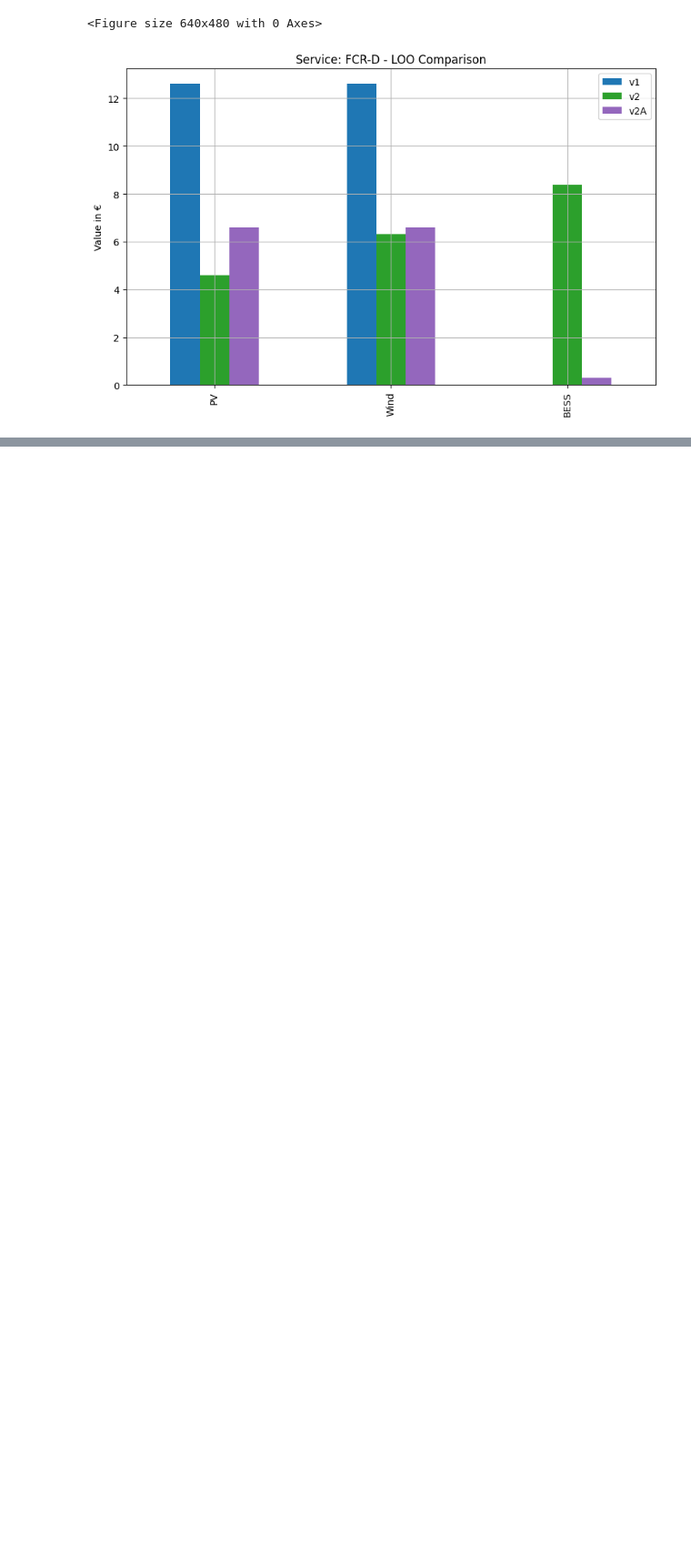
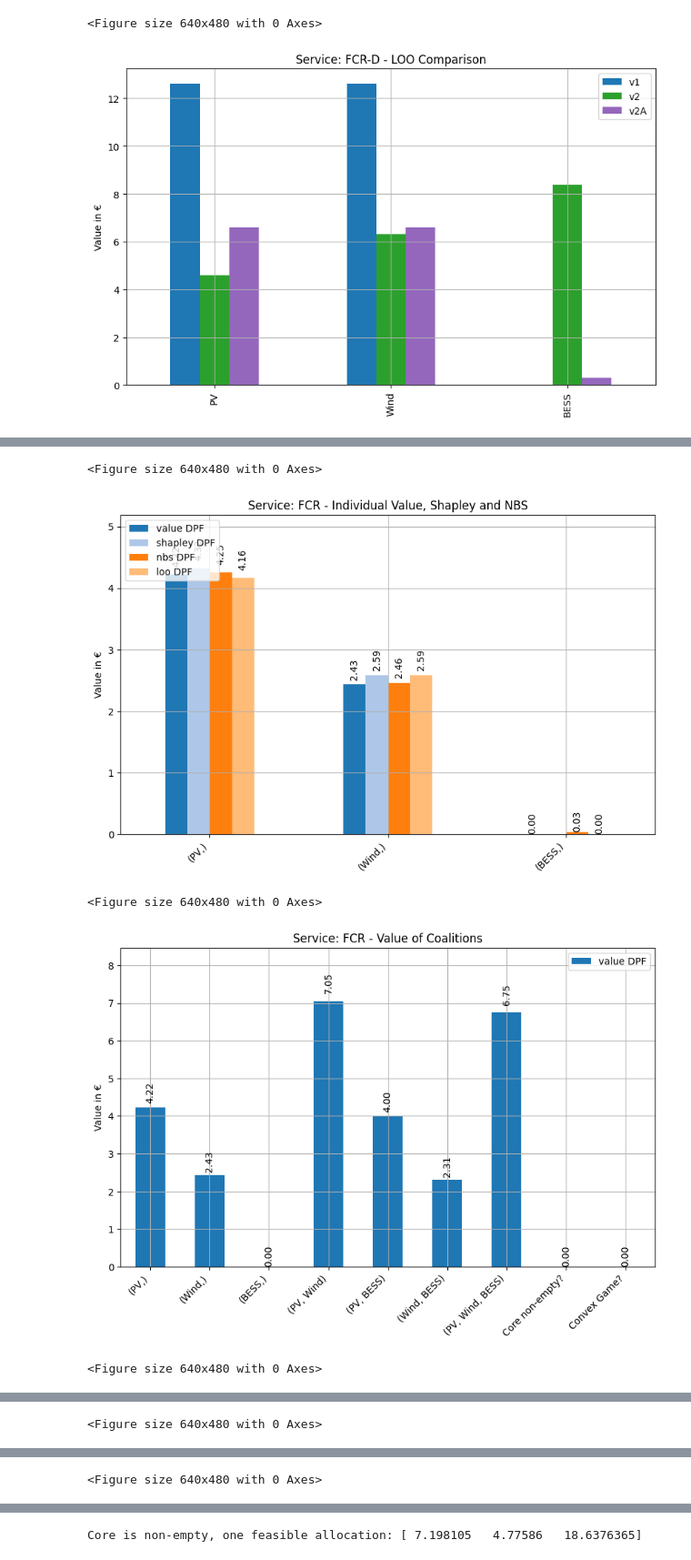
Before and after one commit to cvonholly/dvpp_reward_mechanism, a Jupyter notebook: visualize.ipynb, the cells around one changed output, grey strips where cells are left out. Shown at 91% size. Drawn from its saved outputs; the diff is of its cells as text; code cells hidden in the pictures; blank space fills up the shorter version.

```diff
--- a/visualize.ipynb
+++ b/visualize.ipynb
@@ -196,7 +204,7 @@ def visualize_value_results(df_new, df_newstat, calc_convexity=True,
                 ax.annotate(f'{p.get_height():.2f}', (p.get_x() + p.get_width() / 2, 1.03 * p.get_height()),
                             ha='center', va='bottom', rotation=90, fontsize=10)
         plt.xticks(rotation=45, ha='right')
-        plt.ylim(0, df_plot.max().max()+3)
+        plt.ylim(0, df_plot.max().max()*1.2)
         plt.legend(loc='upper left')
         plt.show()
 
@@ -233,7 +241,7 @@ def visualize_value_results(df_new, df_newstat, calc_convexity=True,
                 ax.annotate(f'{p.get_height():.2f}', (p.get_x() + p.get_width() / 2, 1.03 * p.get_height()),
                             ha='center', va='bottom', rotation=90, fontsize=10)
         plt.xticks(rotation=45, ha='right')
-        plt.ylim(0, df_plot.max().max()+3)
+        plt.ylim(0, df_plot.max().max()*1.2)
         plt.show()
 # %% [markdown]
 ## DVPP1
@@ -716,0 +811,11 @@ for service in df_v1.index.get_level_values(0).unique():
+# %%
+# forecasted reward split
+df = pd.read_csv('pics/vu2/values_forecasted_DPF.csv', index_col=0, header=[0,1,2])
+df.columns = [tuple(c for c in col if c!='nan') for col in df.columns.values]
+
+# df[df < 0] = 0  # set values below zero to zero
+# combine 1st col and index to MultiIndex
+df.index = pd.MultiIndex.from_arrays([df.index, df.iloc[:, 0]], names=['Service', 'Scenario'])
+df.drop(df.columns[0], axis=1, inplace=True)  # drop first column
+players = list(str(x[0]) for x in df.columns[:3])
+df
@@ -716,0 +837,7 @@ for service in df_v1.index.get_level_values(0).unique():
+# %%
+# mean over scenarios
+df = df.groupby('Service').mean()
+df_forecast = df.copy()
+# set negative values to zero
+df[df < 0] = 0
+df_new = add_reward_mechanisms(df, players, add_LOO=True)
@@ -716,0 +849,8 @@ for service in df_v1.index.get_level_values(0).unique():
+# %%
+visualize_value_results(df_new, None)
+# %% [output]
+<Figure size 640x480 with 0 Axes>
+[figure, added]
+<Figure size 640x480 with 0 Axes>
+[figure, added]
+<Figure size 640x480 with 0 Axes>
@@ -716,0 +858 @@ for service in df_v1.index.get_level_values(0).unique():
+<Figure size 640x480 with 0 Axes>
@@ -716,0 +860 @@ for service in df_v1.index.get_level_values(0).unique():
+<Figure size 640x480 with 0 Axes>
@@ -716,0 +862 @@ for service in df_v1.index.get_level_values(0).unique():
+Core is non-empty, one feasible allocation: [ 7.198105   4.77586   18.6376365]
```
Also changed, not shown: parts of 17 cells of this notebook, 6 other files.
